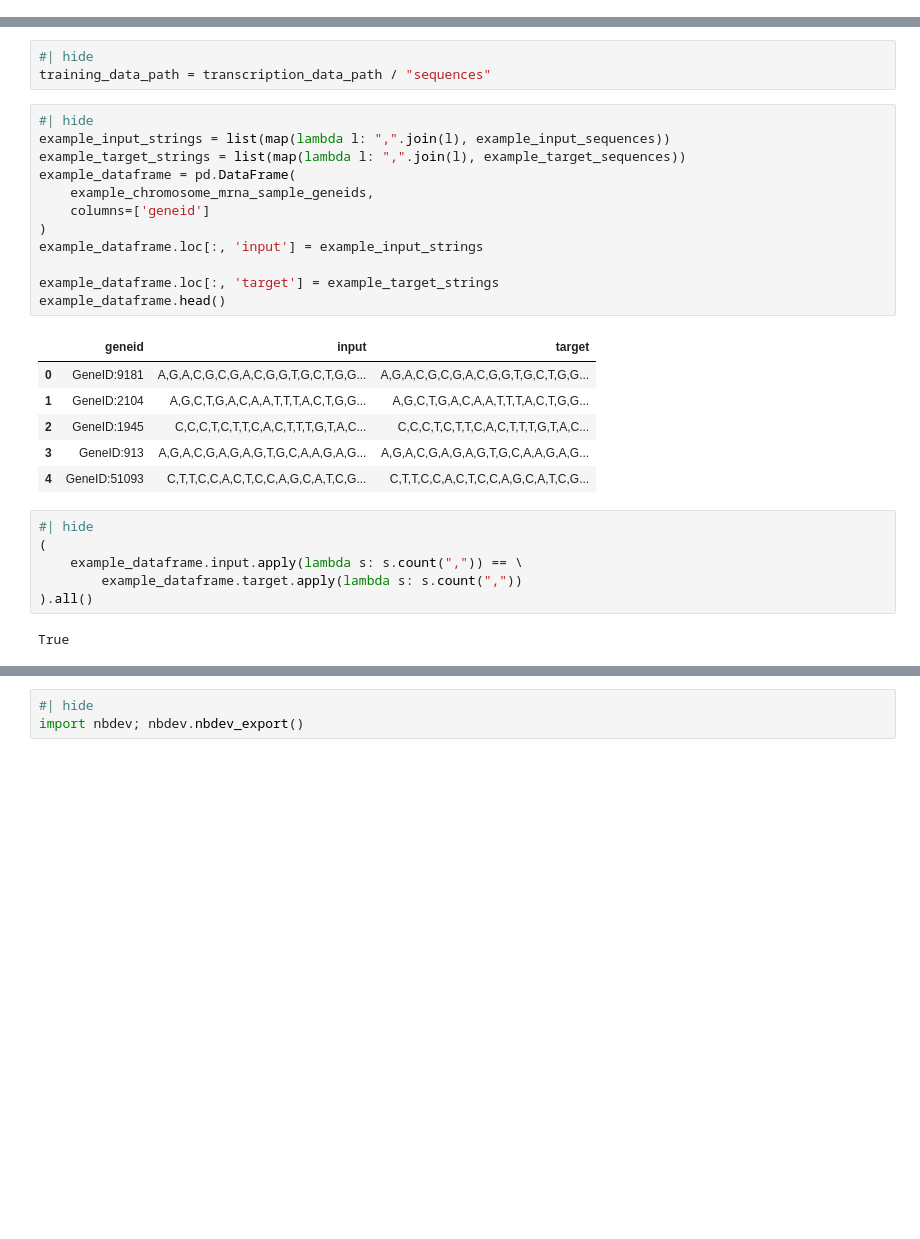
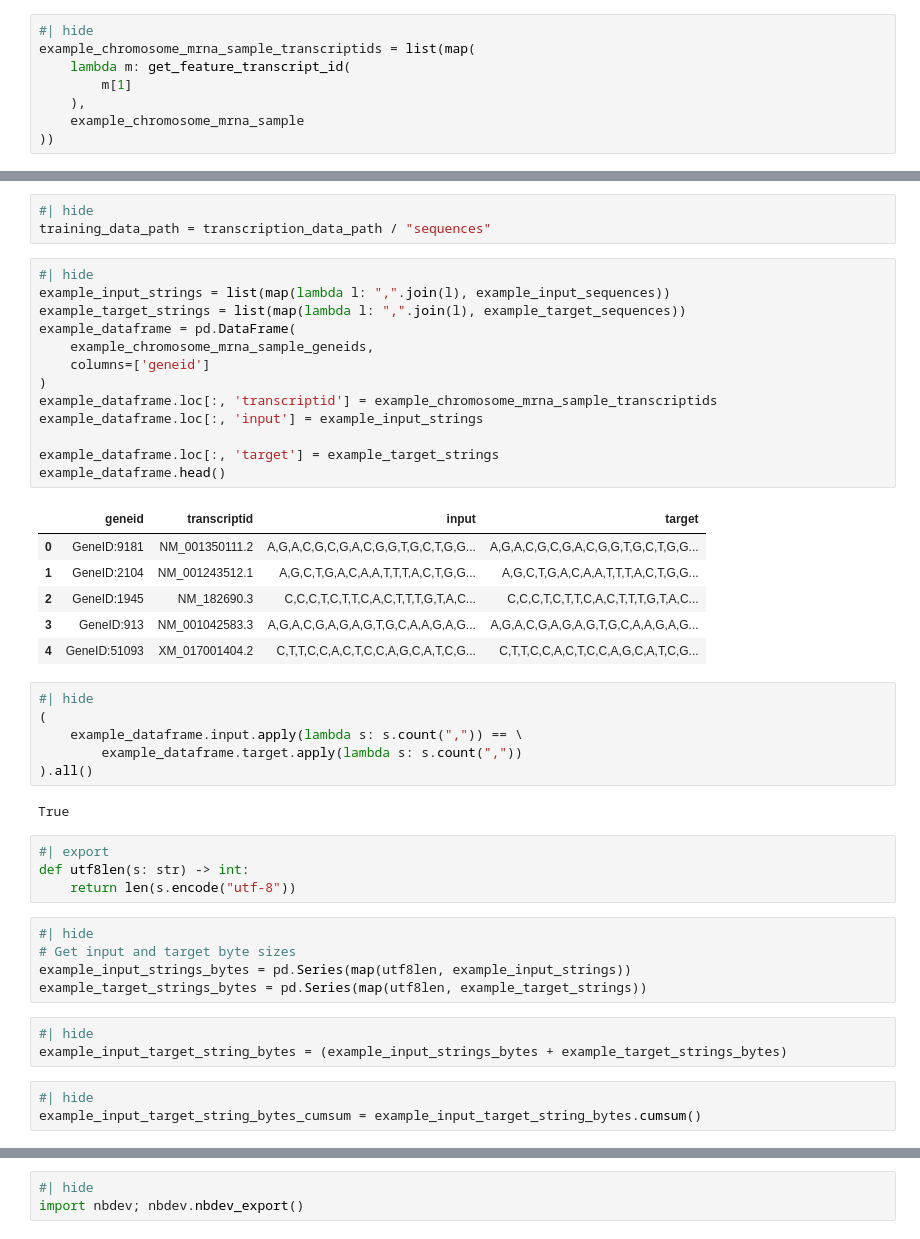
Before and after one commit to DataAndDeadlifts/main, a Jupyter notebook: nbs/01 data.transcription.ipynb, the cells around one changed output, grey strips where cells are left out. Drawn from its saved outputs; the diff is of its cells as text; blank space fills up the shorter version.

```diff
--- a/nbs/01 data.transcription.ipynb
+++ b/nbs/01 data.transcription.ipynb
@@ -332,6 +332,14 @@ def get_mrna_gene_id(mrna_tup: tuple[int, SeqFeature], relationships: pd.DataFra
     if mrna_gene_id.shape[0] == 0:
         return None
     return mrna_gene_id.iloc[0, :].geneid
+# %%
+#| hide
+example_chromosome_mrna_sample_transcriptids = list(map(
+    lambda m: get_feature_transcript_id(
+        m[1]
+    ),
+    example_chromosome_mrna_sample
+))
 # %%
 #| hide
 example_chromosome_mrna_sample_geneids = list(map(
@@ -625,22 +633,23 @@ training_data_path = transcription_data_path / "sequences"
 # %%
 #| hide
 example_input_strings = list(map(lambda l: ",".join(l), example_input_sequences))
 example_target_strings = list(map(lambda l: ",".join(l), example_target_sequences))
 example_dataframe = pd.DataFrame(
     example_chromosome_mrna_sample_geneids,
     columns=['geneid']
 )
+example_dataframe.loc[:, 'transcriptid'] = example_chromosome_mrna_sample_transcriptids
 example_dataframe.loc[:, 'input'] = example_input_strings
 
 example_dataframe.loc[:, 'target'] = example_target_strings
 example_dataframe.head()
 # %% [output]
-|  | geneid | input | target |
-| 0 | GeneID:9181 | A,G,A,C,G,C,G,A,C,G,G,T,G,C,T,G,G... | A,G,A,C,G,C,G,A,C,G,G,T,G,C,T,G,G... |
-| 1 | GeneID:2104 | A,G,C,T,G,A,C,A,A,T,T,T,A,C,T,G,G... | A,G,C,T,G,A,C,A,A,T,T,T,A,C,T,G,G... |
-| 2 | GeneID:1945 | C,C,C,T,C,T,T,C,A,C,T,T,T,G,T,A,C... | C,C,C,T,C,T,T,C,A,C,T,T,T,G,T,A,C... |
-| 3 | GeneID:913 | A,G,A,C,G,A,G,A,G,T,G,C,A,A,G,A,G... | A,G,A,C,G,A,G,A,G,T,G,C,A,A,G,A,G... |
-| 4 | GeneID:51093 | C,T,T,C,C,A,C,T,C,C,A,G,C,A,T,C,G... | C,T,T,C,C,A,C,T,C,C,A,G,C,A,T,C,G... |
+|  | geneid | transcriptid | input | target |
+| 0 | GeneID:9181 | NM_001350111.2 | A,G,A,C,G,C,G,A,C,G,G,T,G,C,T,G,G... | A,G,A,C,G,C,G,A,C,G,G,T,G,C,T,G,G... |
+| 1 | GeneID:2104 | NM_001243512.1 | A,G,C,T,G,A,C,A,A,T,T,T,A,C,T,G,G... | A,G,C,T,G,A,C,A,A,T,T,T,A,C,T,G,G... |
+| 2 | GeneID:1945 | NM_182690.3 | C,C,C,T,C,T,T,C,A,C,T,T,T,G,T,A,C... | C,C,C,T,C,T,T,C,A,C,T,T,T,G,T,A,C... |
+| 3 | GeneID:913 | NM_001042583.3 | A,G,A,C,G,A,G,A,G,T,G,C,A,A,G,A,G... | A,G,A,C,G,A,G,A,G,T,G,C,A,A,G,A,G... |
+| 4 | GeneID:51093 | XM_017001404.2 | C,T,T,C,C,A,C,T,C,C,A,G,C,A,T,C,G... | C,T,T,C,C,A,C,T,C,C,A,G,C,A,T,C,G... |
 # %%
 #| hide
 (
@@ -649,3 +658,18 @@ example_dataframe.head()
 ).all()
 # %% [output]
 True
+# %%
+#| export
+def utf8len(s: str) -> int:
+    return len(s.encode("utf-8"))
+# %%
+#| hide
+# Get input and target byte sizes
+example_input_strings_bytes = pd.Series(map(utf8len, example_input_strings))
+example_target_strings_bytes = pd.Series(map(utf8len, example_target_strings))
+# %%
+#| hide
+example_input_target_string_bytes = (example_input_strings_bytes + example_target_strings_bytes)
+# %%
+#| hide
+example_input_target_string_bytes_cumsum = example_input_target_string_bytes.cumsum()
```
Also changed, not shown: parts of 5 cells of this notebook, 3 other files.
